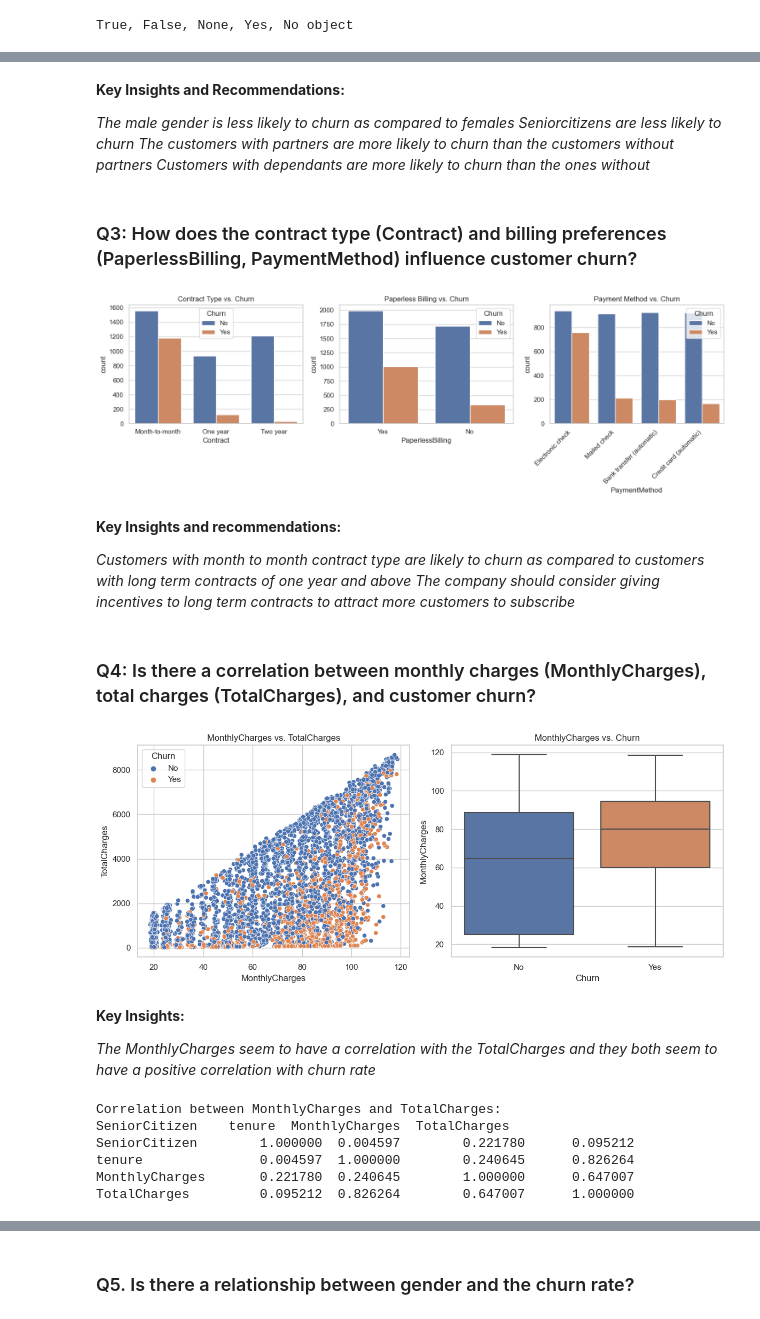
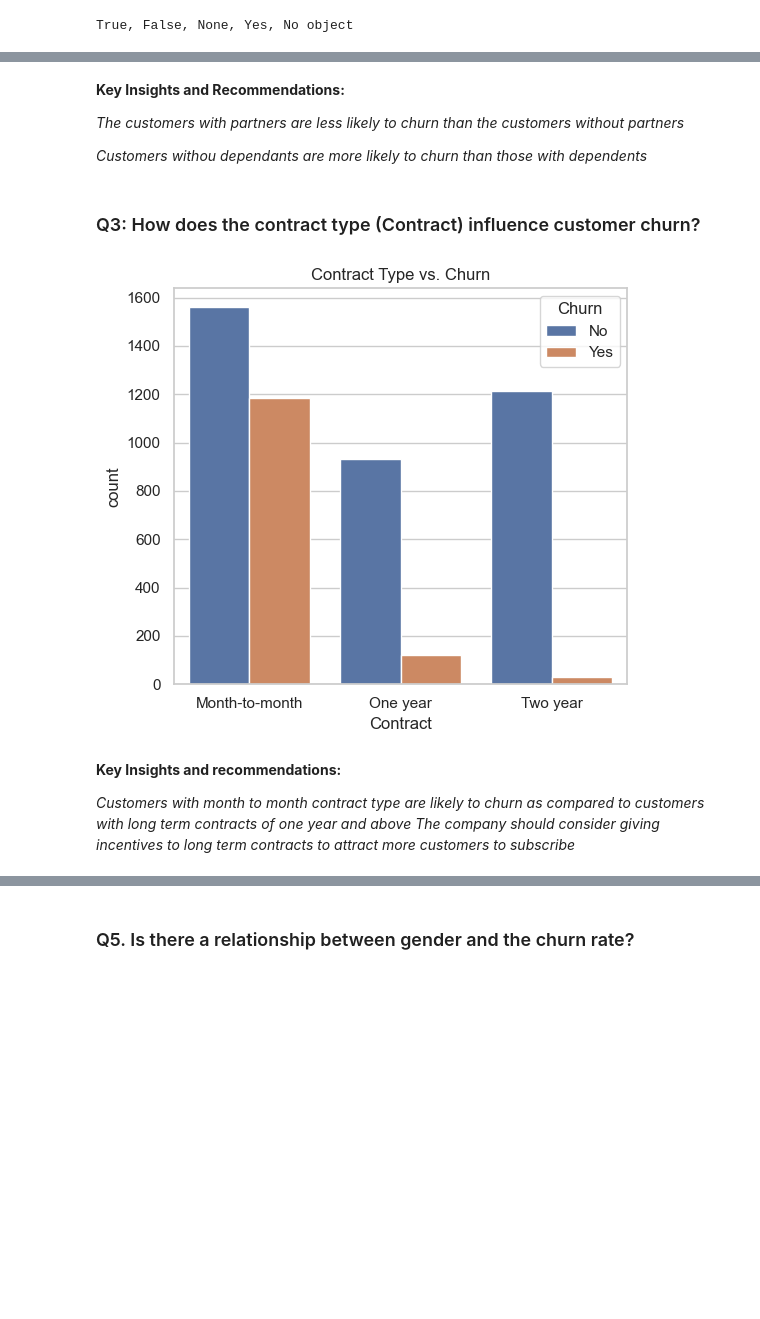
Before and after one commit to Ibrahim-I-Babana/Customer_Churn_Prediction_Problem, a Jupyter notebook: codebabana2.ipynb, the cells around one changed output, grey strips where cells are left out. Drawn from its saved outputs; the diff is of its cells as text; code cells hidden in the pictures; blank space fills up the shorter version.

```diff
--- a/codebabana2.ipynb
+++ b/codebabana2.ipynb
@@ -297,10 +277,10 @@ FirstDataset.head()
 # %% [markdown]
 **Loading Second 2000 Dataset from the GitHub repository and third Dataset from OneDrive file using the file path method**
 # %%
-# Loading the second dataset stating the full file path
-file_path_second = r'C:\Users\user\OneDrive\Desktop\MY DS CAREER ACCELERATOR\Customer_Churn_Prediction_Problem\LP2_Telco-churn-last-2000.csv'
+# Loading the second dataset
+url = 'https://github.com/Azubi-Africa/Career_Accelerator_LP2-Classifcation/raw/main/LP2_Telco-churn-second-2000.csv'
 
 # Load the second dataset into a DataFrame
-SecondDataset = pd.read_csv(file_path_second)
+SecondDataset = pd.read_csv(url)
 # %% [markdown]
 **Viewing the first few rows of SecondDataset**
@@ -449,6 +432,9 @@ FirstDataset['SeniorCitizen'] = FirstDataset['SeniorCitizen'].map({'Yes': 1, 'No
 SecondDataset['TotalCharges'] = pd.to_numeric(SecondDataset['TotalCharges'], errors='coerce')
 # changing the total charges column from an object to a float datatype
 SecondDataset['TotalCharges'] = SecondDataset['TotalCharges'].astype(float)
+# Replace int values in the senior citizen column of the  SecondDataset  to string values
+SecondDataset['SeniorCitizen']= SecondDataset['SeniorCitizen'].replace({False:'No', True:'Yes'})
+SecondDataset['SeniorCitizen'] = SecondDataset['SeniorCitizen'].astype(object)
 # %% [markdown]
  *Modifying the values in specific columns of the DataFrame FirstDataset.*
 # %%
@@ -737,8 +736,11 @@ print(f'{True}, {False}, {None}, {"Yes"}, {"No"} {dtype_churn_column}')
 # %% [output]
 True, False, None, Yes, No object
 # %%
-# Drop NaN values in the 'Churn' column
-df_concat = df_concat.dropna(subset=['Churn'])
+# Drop rows with NaN values in the 'Churn' column
+df_concat.dropna(subset=['Churn'], inplace=True)
+
+# Check the DataFrame after dropping NaN values
+#print(df_concat.head())
 # %%
 # Convert 'Churn' to string type
 df_concat['Churn'] = df_concat['Churn'].astype(str)
@@ -777,75 +770,30 @@ object
 # %% [markdown]
 **Key Insights and Recommendations:**
 
-*The male gender is less likely to churn as compared to females*
-*Seniorcitizens are less likely to churn*
-*The customers with partners are more likely to churn than the customers without partners*
-*Customers with dependants are more likely to churn than the ones without*
+*The customers with partners are less likely to churn than the customers without partners*
+
+*Customers withou dependants are more likely to churn than those with dependents*
 # %% [markdown]
-### Q3: How does the contract type (Contract) and billing preferences (PaperlessBilling, PaymentMethod) influence customer churn?
+### Q3: How does the contract type (Contract) influence customer churn?
 # %%
 # Set the style of seaborn for better visualization
 sns.set(style="whitegrid")
 
 # Plotting contract type distribution
 plt.figure(figsize=(15, 5))
 
 plt.subplot(1, 3, 1)
 sns.countplot(x='Contract', hue='Churn', data=df_concat)
 plt.title('Contract Type vs. Churn')
 
-# Plotting paperless billing distribution
-plt.subplot(1, 3, 2)
-sns.countplot(x='PaperlessBilling', hue='Churn', data=df_concat)
-plt.title('Paperless Billing vs. Churn')
-
-# Plotting payment method distribution
-plt.subplot(1, 3, 3)
-sns.countplot(x='PaymentMethod', hue='Churn', data=df_concat)
-plt.xticks(rotation=45, ha='right')  # Rotate x-axis labels for better readability
-plt.title('Payment Method vs. Churn')
 
 # Adjust layout
 plt.tight_layout()
 plt.show()
 # %% [output]
-[figure, old version]
+[figure, new version]
 # %% [markdown]
 **Key Insights and recommendations:**
 
 *Customers with month to month contract type are likely to churn as compared to customers with long term contracts of one year and above*
 *The company should consider giving incentives to long term contracts to attract more customers to subscribe*
-# %% [markdown]
-### Q4: Is there a correlation between monthly charges (MonthlyCharges), total charges (TotalCharges), and customer churn?
-# %%
-sns.set(style="whitegrid")
-
-# Scatter plot for MonthlyCharges vs. TotalCharges
-plt.figure(figsize=(12, 5))
-plt.subplot(1, 2, 1)
-sns.scatterplot(x='MonthlyCharges', y='TotalCharges', hue='Churn', data=df_concat)
-plt.title('MonthlyCharges vs. TotalCharges')
-
-# Box plot for MonthlyCharges vs. Churn
-plt.subplot(1, 2, 2)
-sns.boxplot(x='Churn', y='MonthlyCharges', data=df_concat)
-plt.title('MonthlyCharges vs. Churn')
-
-# Adjust layout
-plt.tight_layout()
-plt.show()
-# %% [output]
-[figure, removed]
-# %% [markdown]
-**Key Insights:**
-
-*The MonthlyCharges seem to have a correlation with the TotalCharges and they both seem to have a positive correlation with churn rate*
-# %%
-corr = df_concat['MonthlyCharges'].corr(df_concat['TotalCharges'])
-print(f"Correlation between MonthlyCharges and TotalCharges: {correlation}")
-# %% [output]
-Correlation between MonthlyCharges and TotalCharges:                 SeniorCitizen    tenure  MonthlyCharges  TotalCharges
-SeniorCitizen        1.000000  0.004597        0.221780      0.095212
-tenure               0.004597  1.000000        0.240645      0.826264
-MonthlyCharges       0.221780  0.240645        1.000000      0.647007
-TotalCharges         0.095212  0.826264        0.647007      1.000000
```
Also changed, not shown: parts of 123 cells of this notebook, 4 other files.
